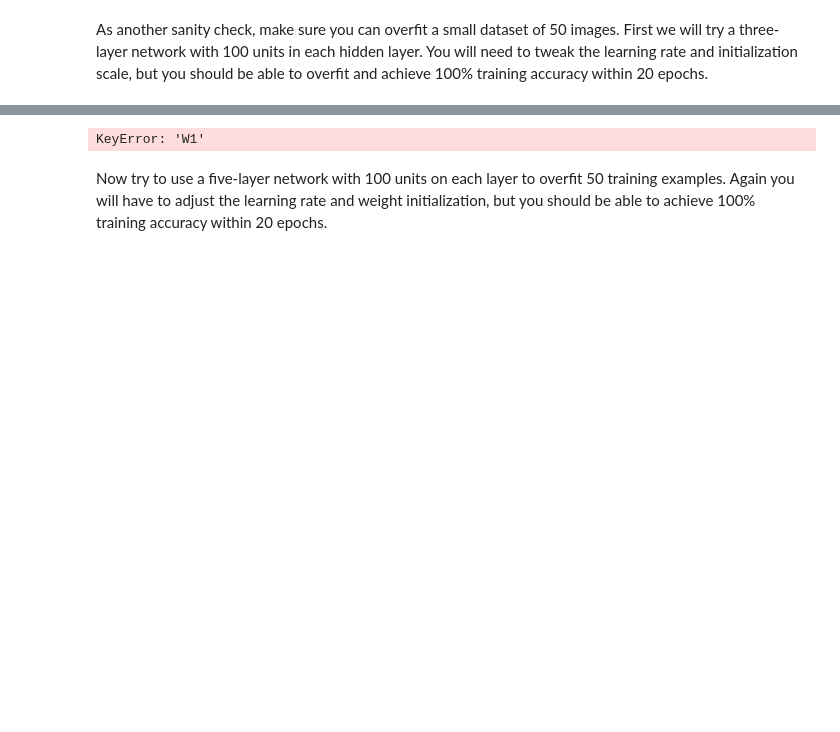
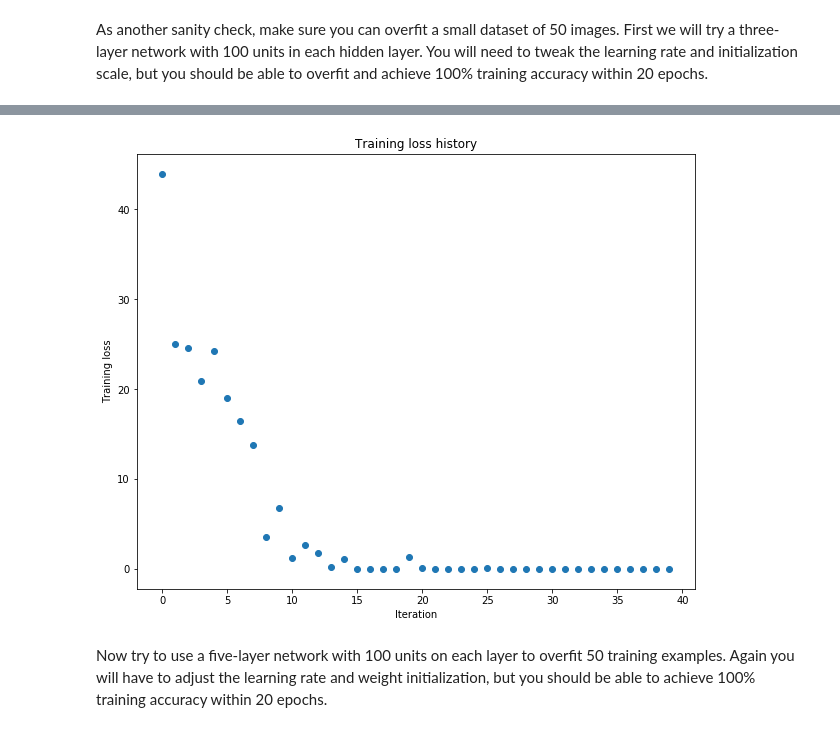
Before and after one commit to dbxmcf/cs231n_assign1, a Jupyter notebook: assignment2/FullyConnectedNets.ipynb, the cells around one changed output, grey strips where cells are left out. Drawn from its saved outputs; the diff is of its cells as text; code cells hidden in the pictures; blank space fills up the shorter version.

```diff
--- a/assignment2/FullyConnectedNets.ipynb
+++ b/assignment2/FullyConnectedNets.ipynb
@@ -430,18 +443,26 @@ small_data = {
   'y_val': data['y_val'],
 }
 
-weight_scale = 1e-2
-learning_rate = 1e-4
-model = FullyConnectedNet([100, 100],
-              weight_scale=weight_scale, dtype=np.float64)
-solver = Solver(model, small_data,
-                print_every=10, num_epochs=20, batch_size=25,
-                update_rule='sgd',
-                optim_config={
-                  'learning_rate': learning_rate,
-                }
-         )
-solver.train()
+#weight_scale = 1e-2
+#learning_rate = 1e-4
+weight_scale_vals  = [0.06] #np.logspace(-3,2,2)
+learning_rate_vals = [4.6e-4] #np.logspace(-4,-3,2)
+for ws in weight_scale_vals:
+    for lr in learning_rate_vals:
+        weight_scale = ws
+        learning_rate = lr
+        print('ws=%.3e,lr=%.3e' % (ws,lr))
+        model = FullyConnectedNet([100, 100],
+                      weight_scale=weight_scale, dtype=np.float64)
+        solver = Solver(model, small_data,
+                        print_every=10, num_epochs=20, batch_size=25,
+                        update_rule='sgd',
+                        optim_config={
+                          'learning_rate': learning_rate,
+                        },
+                        #verbose=False
+                 )
+        solver.train()
 
 plt.plot(solver.loss_history, 'o')
 plt.title('Training loss history')
@@ -455,4 +490,4 @@ W3 b3 100 10
-KeyError: 'W1'
+[figure, added]
 # %% [markdown]
 Now try to use a five-layer network with 100 units on each layer to overfit 50 training examples. Again you will have to adjust the learning rate and weight initialization, but you should be able to achieve 100% training accuracy within 20 epochs.
 # %%
```
Also changed, not shown: parts of 4 cells of this notebook, 1 other file.
